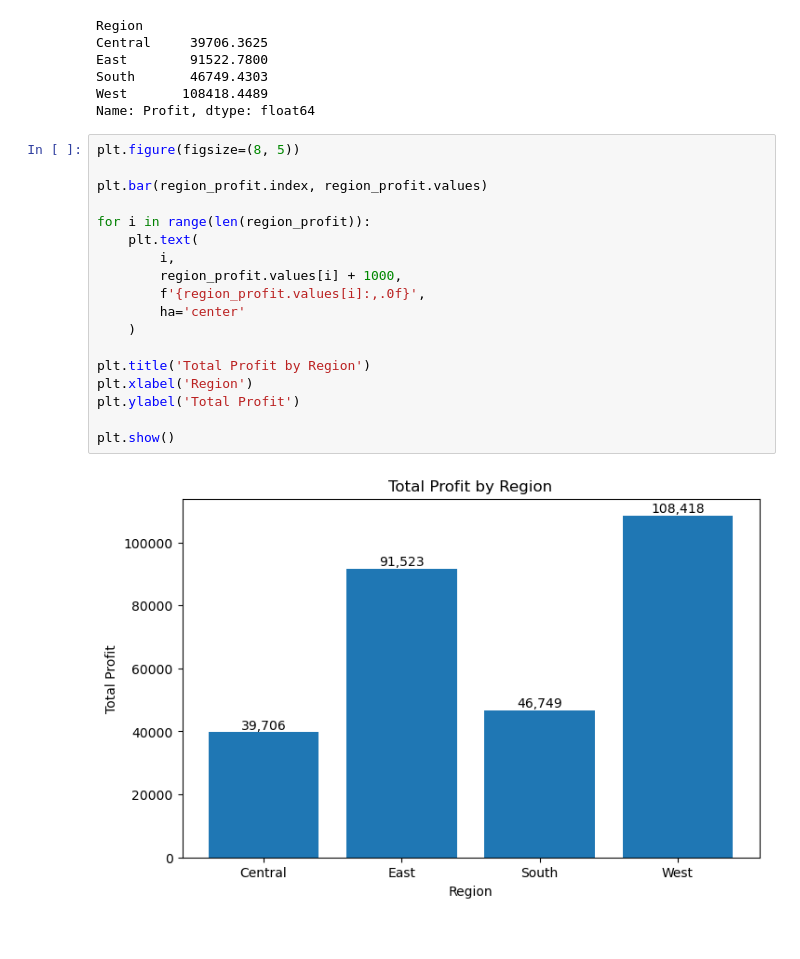
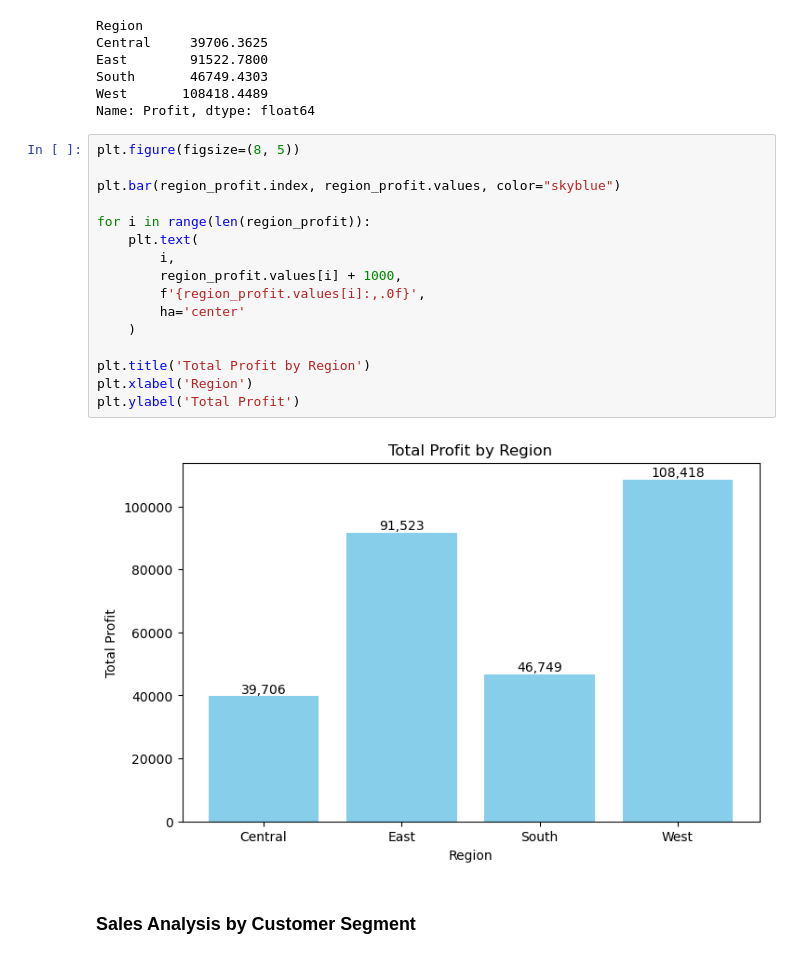
Before and after one commit to mdtarif-code/superstore-sales-data-analysis, a Jupyter notebook: Superstore Sales Data Analysis.ipynb, the cells around one changed output. Cells and saved outputs as stored; diff of their text form.

```diff
--- a/Superstore Sales Data Analysis.ipynb
+++ b/Superstore Sales Data Analysis.ipynb
@@ -287,20 +285,20 @@ Name: Profit, dtype: float64
 # %%
 plt.figure(figsize=(8, 5))
 
-plt.bar(region_profit.index, region_profit.values)
+plt.bar(region_profit.index, region_profit.values, color="skyblue")
 
 for i in range(len(region_profit)):
     plt.text(
         i,
         region_profit.values[i] + 1000,
         f'{region_profit.values[i]:,.0f}',
         ha='center'
     )
 
 plt.title('Total Profit by Region')
 plt.xlabel('Region')
 plt.ylabel('Total Profit')
-
-plt.show()
 # %% [output]
-[figure, old version]
+[figure, new version]
+# %% [markdown]
+### Sales Analysis by Customer Segment
```
Also changed, not shown: parts of 20 cells of this notebook.
